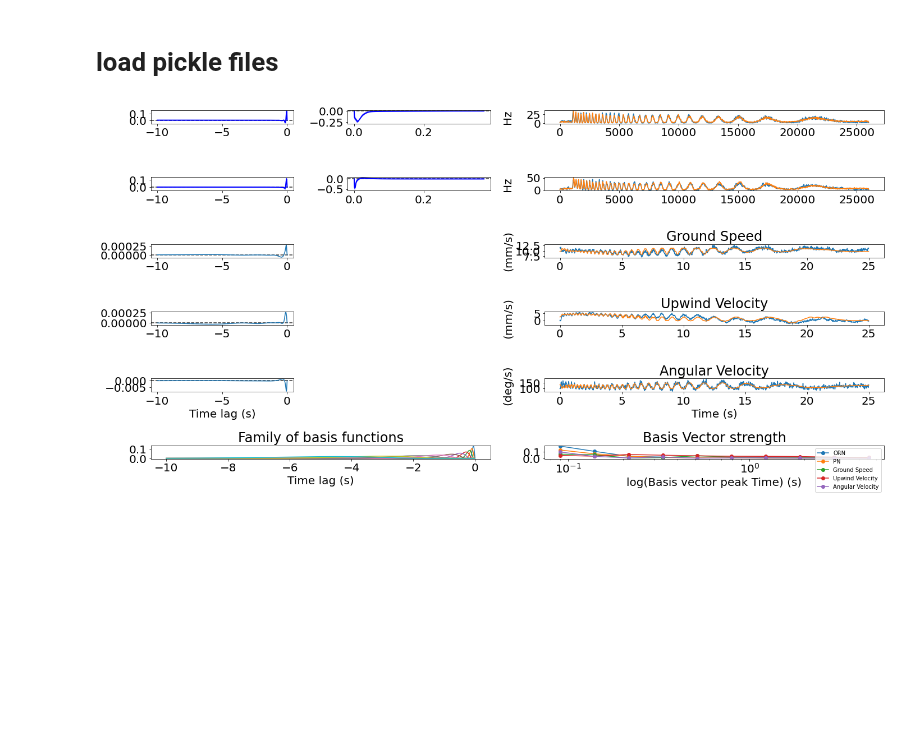
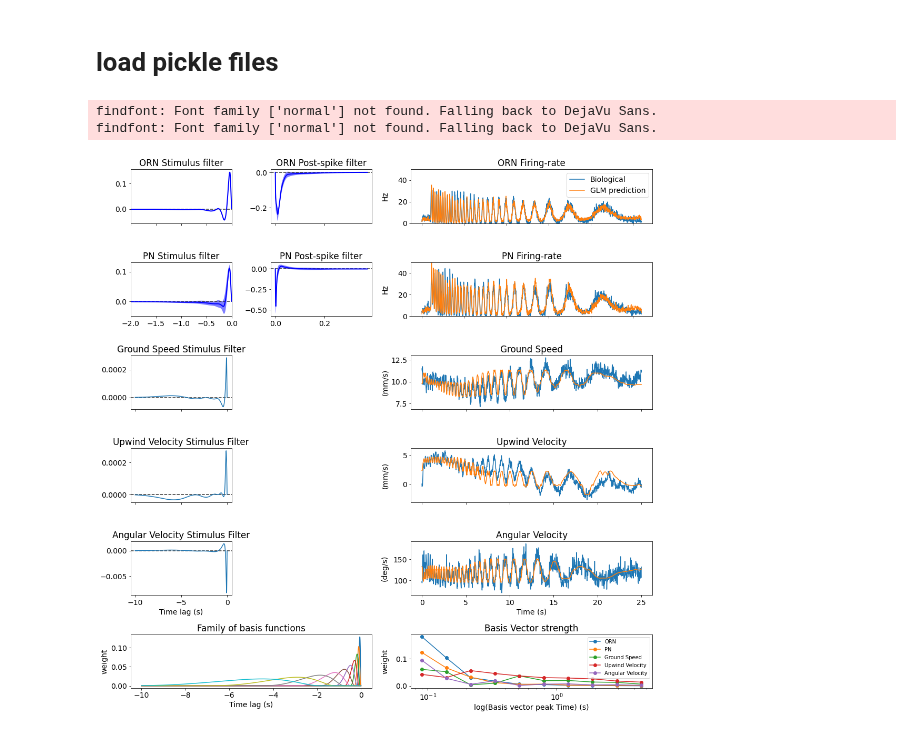
Before and after one commit to davidfox87/neuro_encoding_models, a Jupyter notebook: filter_summary.ipynb, the cells around one changed output. Cells and saved outputs as stored; diff of their text form; code cells hidden in the pictures; blank space fills up the shorter version.

```diff
--- a/filter_summary.ipynb
+++ b/filter_summary.ipynb
@@ -83,33 +83,33 @@ kt = average_neural_data['mean_orn_stim_filter'][0]
 ht = average_neural_data['mean_orn_postspike_filter'][0]
 # %%
 font = {'family' : 'normal',
-        'size'   : 20}
+        'size'   : 14}
 
 plt.rc('font', **font)
 # %%
 
 
-fig = plt.figure(figsize=[20, 10])
-ax1 = plt.subplot2grid((6, 4), (0, 0))
-ax2 = plt.subplot2grid((6, 4), (0, 1))
-ax3 = plt.subplot2grid((6, 4), (0, 2), colspan=2)
+fig = plt.figure(figsize=[15, 15])
+ax1 = plt.subplot2grid((12, 4), (0, 0), rowspan=2)
+ax2 = plt.subplot2grid((12, 4), (0, 1), rowspan=2)
+ax3 = plt.subplot2grid((12, 4), (0, 2), colspan=2, rowspan=2)
 
-ax4 = plt.subplot2grid((6, 4), (1, 0))
-ax5 = plt.subplot2grid((6, 4), (1, 1))
-ax6 = plt.subplot2grid((6, 4), (1, 2), colspan=2)
+ax4 = plt.subplot2grid((12, 4), (2, 0), rowspan=2)
+ax5 = plt.subplot2grid((12, 4), (2, 1), rowspan=2)
+ax6 = plt.subplot2grid((12, 4), (2, 2), colspan=2, rowspan=2)
 
 
-ax7 = plt.subplot2grid((6, 4), (2, 0))
-ax8 = plt.subplot2grid((6, 4), (2, 2), colspan=2)
+ax7 = plt.subplot2grid((12, 4), (4, 0), rowspan=2)
+ax8 = plt.subplot2grid((12, 4), (4, 2), colspan=2, rowspan=2)
 
-ax9 = plt.subplot2grid((6, 4), (3, 0))
-ax10 = plt.subplot2grid((6, 4), (3, 2), colspan=2)
+ax9 = plt.subplot2grid((12, 4), (6, 0), rowspan=2)
+ax10 = plt.subplot2grid((12, 4), (6, 2), colspan=2, rowspan=2)
 
-ax11 = plt.subplot2grid((6, 4), (4, 0))
-ax12 = plt.subplot2grid((6, 4), (4, 2), colspan=2)
+ax11 = plt.subplot2grid((12, 4), (8, 0), rowspan=2)
+ax12 = plt.subplot2grid((12, 4), (8, 2), colspan=2, rowspan=2)
 
-ax13 = plt.subplot2grid((6, 4), (5, 0), colspan=2)
-ax14 = plt.subplot2grid((6, 4), (5, 2), colspan=2)
+ax13 = plt.subplot2grid((12, 4), (10, 0), colspan=2, rowspan=2)
+ax14 = plt.subplot2grid((12, 4), (10, 2), colspan=2, rowspan=2)
 
 ax1.plot(kt, orn_mu, lw=2, label='mean population 1', color='blue')
 ax1.fill_between(kt, orn_mu + orn_sigma, orn_mu - orn_sigma, facecolor='blue', alpha=0.5)
@@ -120,9 +120,11 @@ ax2.fill_between(ht, orn_mu2 + orn_sigma2, orn_mu2 - orn_sigma2, facecolor='blue
 ax2.axhline(0, color=".2", linestyle="--", zorder=1)
 
 
-ax3.plot(orn_exp_responses_mu)
-ax3.plot(orn_predictions_mu)
+ax3.plot(orn_exp_responses_mu, label='Biological')
+ax3.plot(orn_predictions_mu, label='GLM prediction')
 ax3.set_ylabel('Hz')
+ax3.set_ylim(0, 50)
+ax3.legend()
 
 
 ax4.plot(kt, pn_mu, lw=2, label='mean population 1', color='blue')
@@ -133,11 +135,10 @@ ax5.plot(ht, pn_mu2, lw=2, label='mean population 1', color='blue')
 ax5.fill_between(ht, pn_mu2 + pn_sigma2, pn_mu2 - pn_sigma2, facecolor='blue', alpha=0.5)
 ax5.axhline(0, color=".2", linestyle="--", zorder=1)
 
-ax6.plot(pn_exp_responses_mu)
-ax6.plot(pn_predictions_mu)
+ax6.plot(pn_exp_responses_mu, label='Biological')
+ax6.plot(pn_predictions_mu, label='GLM prediction')
 ax6.set_ylabel('Hz')
-
-
+ax6.set_ylim(0, 50)
 
 
 
@@ -156,34 +157,62 @@ ax10.set_title('Upwind Velocity')
 ax10.set_ylabel('(mm/s)')
 
 ax11.plot(angvturns_out['k'][0], angvturns_out['k'][1])
 ax11.axhline(0, color=".2", linestyle="--", zorder=1)
 ax12.plot(t, angvturns_out['response'])
 ax12.plot(t, angvturns_out['prediction'][1])
 ax12.set_title('Angular Velocity')
 ax12.set_xlabel('Time (s)')
 ax12.set_ylabel('(deg/s)')
 ax11.set_xlabel('Time lag (s)')
 
 
 ax13.plot(basis['basis'][0], basis['basis'][1])
 ax13.set_title('Family of basis functions')
 ax13.set_xlabel('Time lag (s)')
+ax13.set_ylabel('weight')
+
 
 ax14.plot(vmoves_out['basis_center'], np.mean(orn_basis_weights, axis=0), '-o', label='ORN')
 ax14.plot(vmoves_out['basis_center'], np.mean(pn_basis_weights, axis=0), '-o', label='PN')
 ax14.plot(vmoves_out['basis_center'], vmoves_out['basis_weights'], '-o', label='Ground Speed')
 ax14.plot(vymoves_out['basis_center'], vymoves_out['basis_weights'], '-o', label='Upwind Velocity')
 ax14.plot(angvturns_out['basis_center'], angvturns_out['basis_weights'], '-o', label='Angular Velocity')
 ax14.set_xscale('log')
 ax14.legend(loc=1, prop={'size': 10})
 ax14.set_title('Basis Vector strength')
 ax14.set_xlabel('log(Basis vector peak Time) (s)')
+ax14.set_ylabel('weight')
 
 
 fig.align_ylabels([ax3, ax6, ax8, ax10, ax12, ax14])
+
+ax1.set_title('ORN Stimulus filter')
+ax2.set_title('ORN Post-spike filter')
+ax4.set_title('PN Stimulus filter')
+ax5.set_title('PN Post-spike filter')
+ax3.set_title('ORN Firing-rate')
+ax6.set_title('PN Firing-rate')
+ax7.set_title('Ground Speed Stimulus Filter')
+ax9.set_title('Upwind Velocity Stimulus Filter')
+ax11.set_title('Angular Velocity Stimulus Filter')
+
+ax1.tick_params(labelbottom=False)
+ax2.tick_params(labelbottom=False)
+ax3.tick_params(labelbottom=False)
+
+ax6.tick_params(labelbottom=False)
+ax7.tick_params(labelbottom=False)
+ax8.tick_params(labelbottom=False)
+ax9.tick_params(labelbottom=False)
+ax10.tick_params(labelbottom=False)
+
+ax1.set_xlim(-2, 0)
+ax4.set_xlim(-2, 0)
 fig.tight_layout()
 # %% [output]
+findfont: Font family ['normal'] not found. Falling back to DejaVu Sans.
+findfont: Font family ['normal'] not found. Falling back to DejaVu Sans.
-[figure, old version]
+[figure, new version]
 # %%
 
 
```
